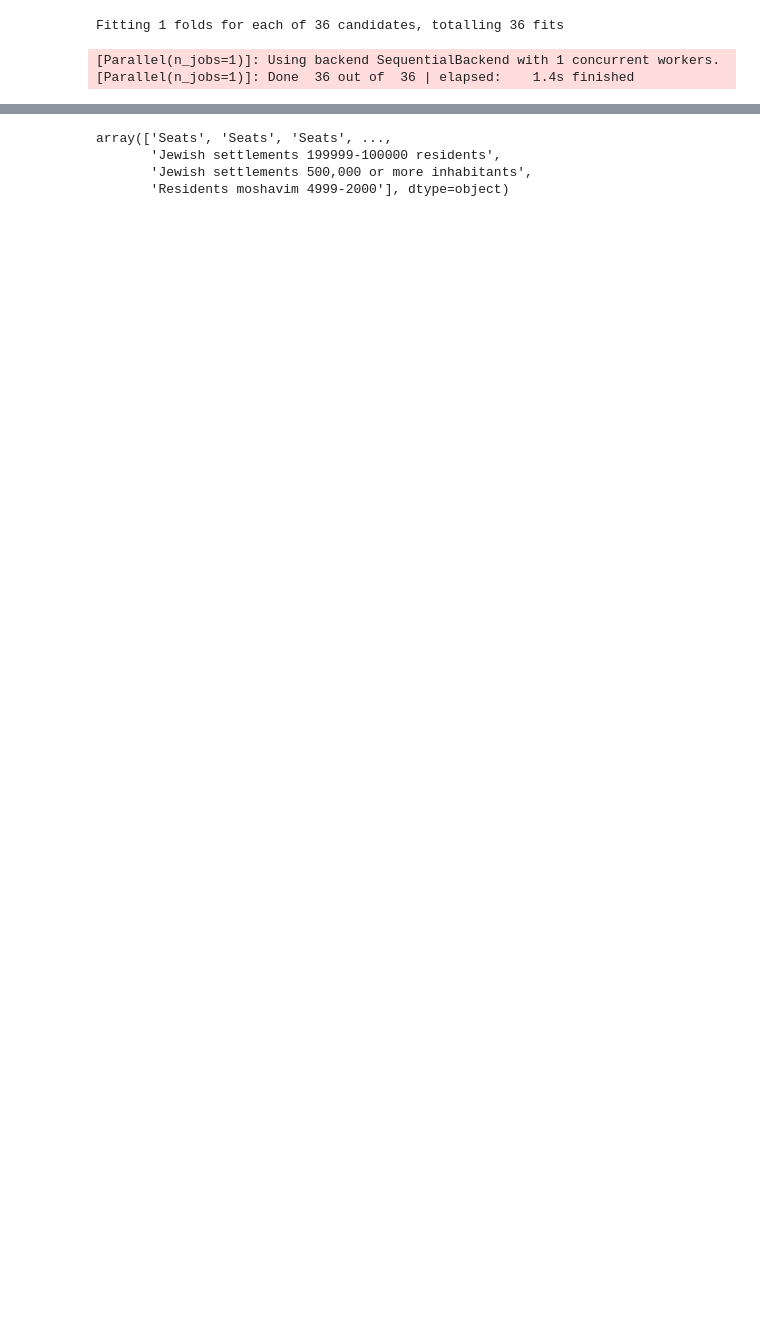
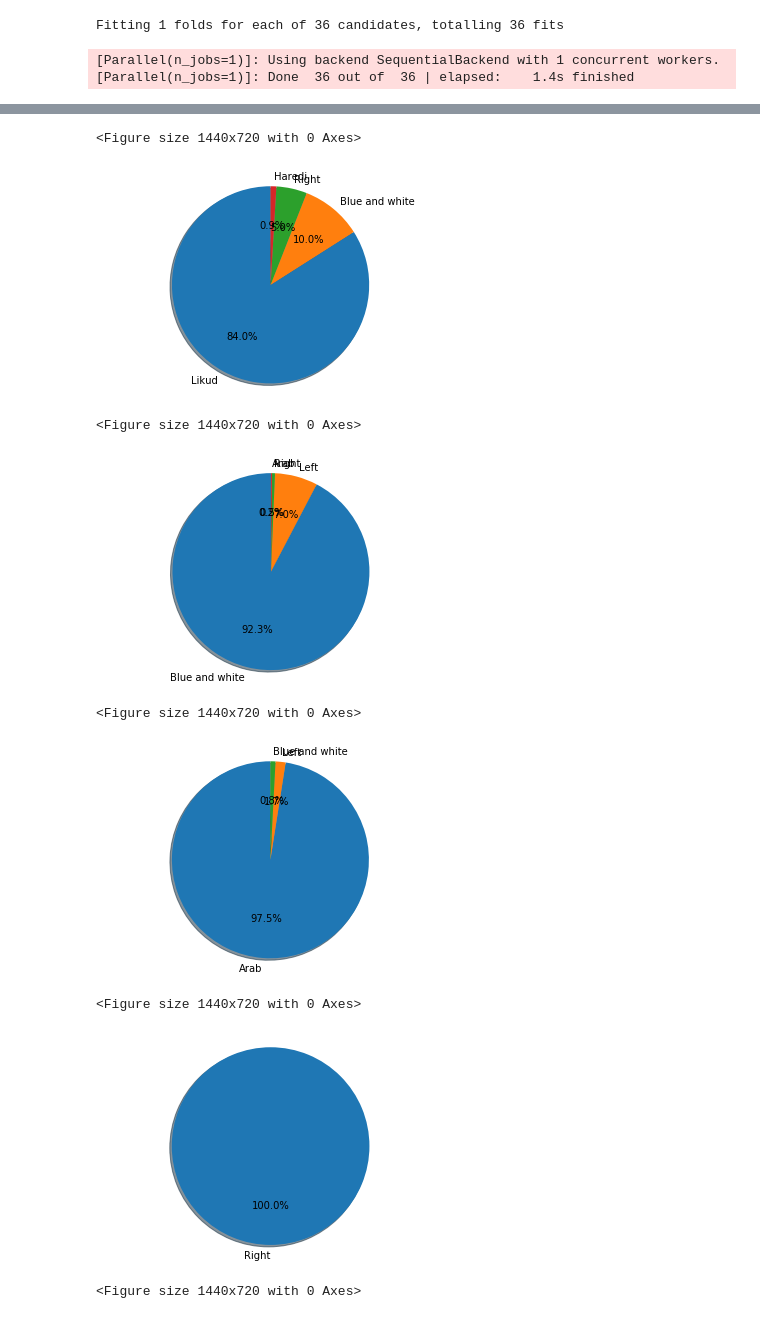
Before and after one commit to gabi939/elections, a Jupyter notebook: elections.ipynb, the cells around one changed output, grey strips where cells are left out. Saved outputs shown, nothing was run; the diff lists cells and outputs as text; code cells hidden in the pictures; blank space fills up the shorter version.

```diff
--- a/elections.ipynb
+++ b/elections.ipynb
@@ -181,17 +218,28 @@ pandas.core.series.Series
 # %%
+labels_p = []
+sizes = []
+
 # Pie chart, where the slices will be ordered and plotted counter-clockwise:
-labels = 'Frogs', 'Hogs', 'Dogs', 'Logs'
-sizes = [15, 30, 45, 10]
-explode = (0, 0.1, 0, 0)  # only "explode" the 2nd slice (i.e. 'Hogs')
+for cluster in np.unique(labels):
+    for label,value in agg[cluster].items():
+        labels_p.append(label)
+        sizes.append(value)
 
-fig1, ax1 = plt.subplots()
-ax1.pie(sizes, explode=explode, labels=labels, autopct='%1.1f%%',
+    plt.figure(figsize=(20,10))
+    fig1, ax1 = plt.subplots()
+    ax1.pie(sizes, labels=labels_p, autopct='%1.1f%%',
         shadow=True, startangle=90)
-ax1.axis('equal')  # Equal aspect ratio ensures that pie is drawn as a circle.
-
+    ax1.axis('equal')  # Equal aspect ratio ensures that pie is drawn as a circle.
+    labels_p.clear()
+    sizes.clear()
 plt.show()
 # %% [output]
-array(['Seats', 'Seats', 'Seats', ...,
-       'Jewish settlements 199999-100000 residents',
-       'Jewish settlements 500,000 or more inhabitants',
-       'Residents moshavim 4999-2000'], dtype=object)
+<Figure size 1440x720 with 0 Axes>
+[figure, added]
+<Figure size 1440x720 with 0 Axes>
+[figure, added]
+<Figure size 1440x720 with 0 Axes>
+[figure, added]
+<Figure size 1440x720 with 0 Axes>
+[figure, added]
+<Figure size 1440x720 with 0 Axes>
```
Also changed, not shown: parts of 4 cells of this notebook.
